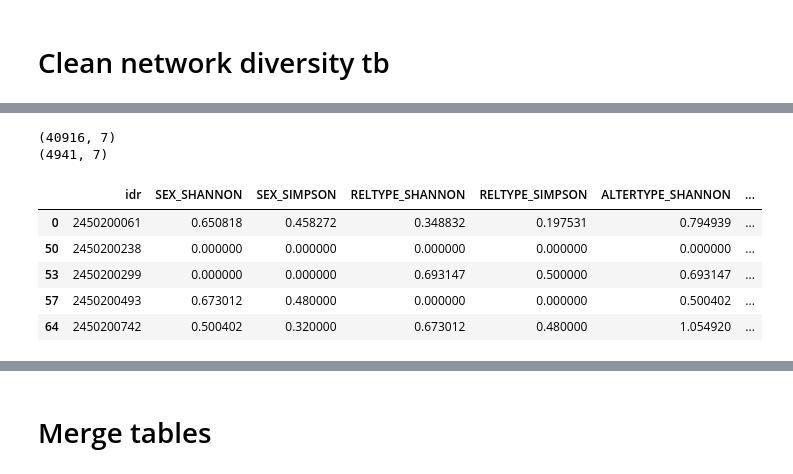
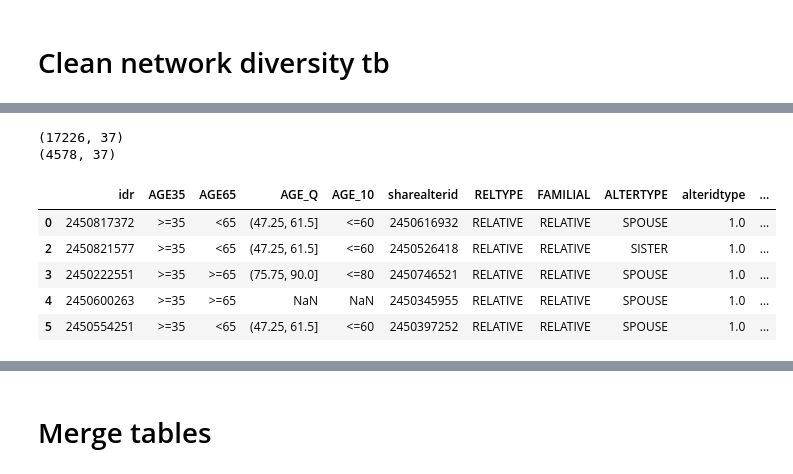
Before and after one commit to vkoesmahargyo/UNICORNLAB, a Jupyter notebook: FHS/FHS_survival_preprocessing_from_Jaime_wave7.ipynb, the cells around one changed output, grey strips where cells are left out. Saved outputs shown, nothing was run; the diff lists cells and outputs as text; code cells hidden in the pictures.

```diff
--- a/FHS/FHS_survival_preprocessing_from_Jaime_wave7.ipynb
+++ b/FHS/FHS_survival_preprocessing_from_Jaime_wave7.ipynb
@@ -86,7 +86,7 @@ network_diversity_tb = True
 if network_diversity_tb:
     #network_diversity_tb = pd.read_csv(output_data + 'FHS_network_feature_extraction_DIVERSITY_tb.csv')
     ### Generated on Vidya's script
-    network_diversity_tb = pd.read_csv(output_data + 'fhs_sn_diversity_wave7.csv')
+    network_diversity_tb = pd.read_csv(output_data + 'fhs_sn_diversity_wave7.csv',index_col=0)
 
     print ("network_diversity_tb: loaded")
     print (network_diversity_tb.shape)
@@ -637,26 +633,18 @@ network_diversity_tb
 # %%
-x = network_diversity_tb[[
-    'idr',
-    'SEX_SHANNON',
-    'SEX_SIMPSON',
-    'RELTYPE_SHANNON',
-    'RELTYPE_SIMPSON',
-    'ALTERTYPE_SHANNON',
-    'ALTERTYPE_SIMPSON'
-]].copy()
+x = network_diversity_tb.drop(['AGE7','SEX','APOE','idtype'],axis=1)
 
 print(x.shape)
 x = x.drop_duplicates(subset='idr')
 
 network_diversity_tb_clean = x.copy()
 print(network_diversity_tb_clean.shape)
 network_diversity_tb_clean.head()
 # %% [output]
-(40916, 7)
-(4941, 7)
+(17226, 37)
+(4578, 37)
-|  | idr | SEX_SHANNON | SEX_SIMPSON | RELTYPE_SHANNON | RELTYPE_SIMPSON | ALTERTYPE_SHANNON | ... |
-| 0 | 2450200061 | 0.650818 | 0.458272 | 0.348832 | 0.197531 | 0.794939 | ... |
-| 50 | 2450200238 | 0.000000 | 0.000000 | 0.000000 | 0.000000 | 0.000000 | ... |
-| 53 | 2450200299 | 0.000000 | 0.000000 | 0.693147 | 0.500000 | 0.693147 | ... |
-| 57 | 2450200493 | 0.673012 | 0.480000 | 0.000000 | 0.000000 | 0.500402 | ... |
-| 64 | 2450200742 | 0.500402 | 0.320000 | 0.673012 | 0.480000 | 1.054920 | ... |
+|  | idr | AGE35 | AGE65 | AGE_Q | AGE_10 | sharealterid | RELTYPE | FAMILIAL | ALTERTYPE | alteridtype | ... |
+| 0 | 2450817372 | >=35 | <65 | (47.25, 61.5] | <=60 | 2450616932 | RELATIVE | RELATIVE | SPOUSE | 1.0 | ... |
+| 2 | 2450821577 | >=35 | <65 | (47.25, 61.5] | <=60 | 2450526418 | RELATIVE | RELATIVE | SISTER | 1.0 | ... |
+| 3 | 2450222551 | >=35 | >=65 | (75.75, 90.0] | <=80 | 2450746521 | RELATIVE | RELATIVE | SPOUSE | 1.0 | ... |
+| 4 | 2450600263 | >=35 | >=65 | NaN | NaN | 2450345955 | RELATIVE | RELATIVE | SPOUSE | 1.0 | ... |
+| 5 | 2450554251 | >=35 | <65 | (47.25, 61.5] | <=60 | 2450397252 | RELATIVE | RELATIVE | SPOUSE | 1.0 | ... |
```
Also changed, not shown: parts of 30 cells of this notebook, 6 other files.
